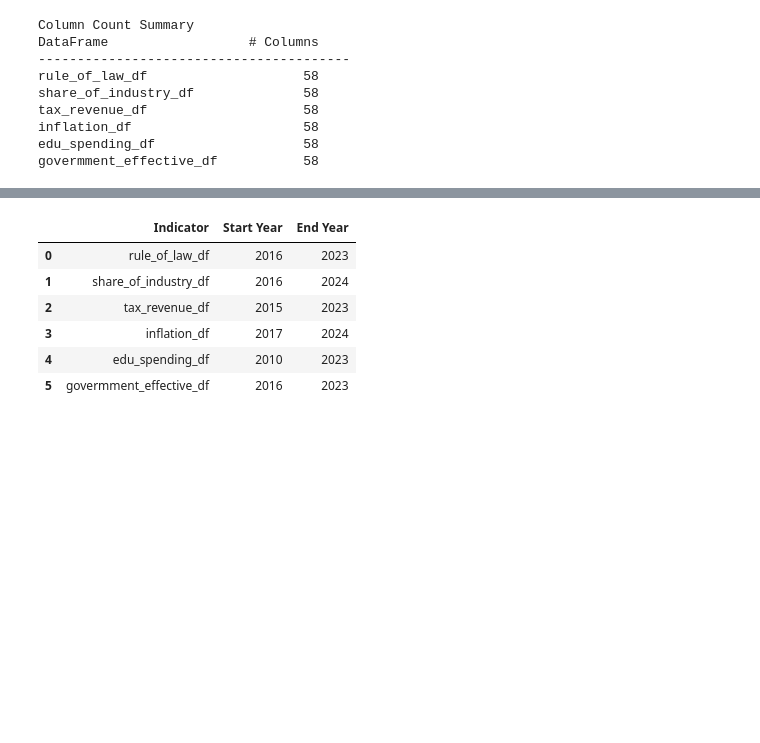
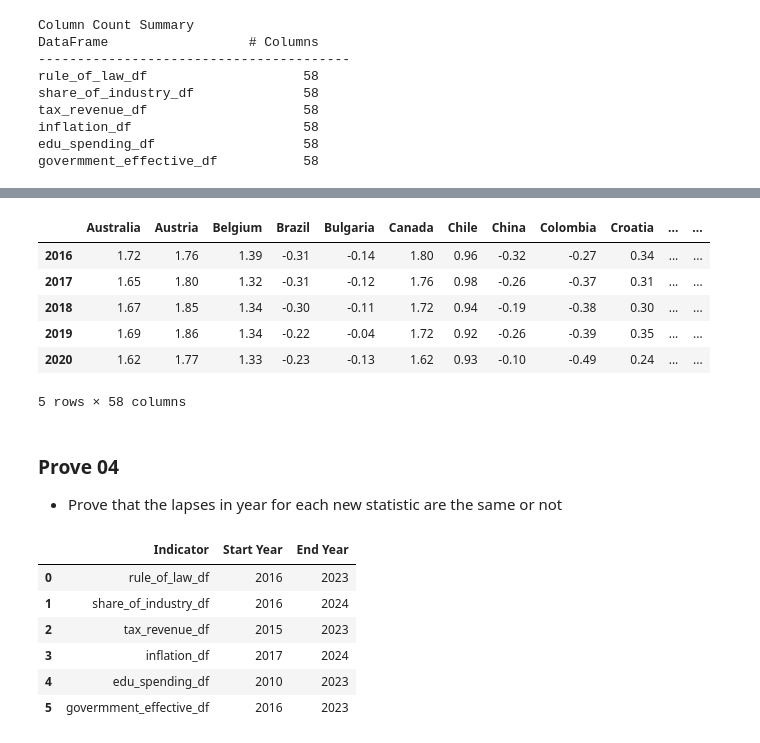
Before and after one commit to acostadlucas/mcs-red, a Jupyter notebook: ETL_second_iteration/clean_macro_01.ipynb, the cells around one changed output, grey strips where cells are left out. Saved outputs shown, nothing was run; the diff lists cells and outputs as text; code cells hidden in the pictures; blank space fills up the shorter version.

```diff
--- a/ETL_second_iteration/clean_macro_01.ipynb
+++ b/ETL_second_iteration/clean_macro_01.ipynb
@@ -93,3 +126,13 @@ govermment_effective_df           58
+# %%
+rule_of_law_df.head()
+# %% [output]
+|  | Australia | Austria | Belgium | Brazil | Bulgaria | Canada | Chile | China | Colombia | Croatia | ... | ... |
+| 2016 | 1.72 | 1.76 | 1.39 | -0.31 | -0.14 | 1.80 | 0.96 | -0.32 | -0.27 | 0.34 | ... | ... |
+| 2017 | 1.65 | 1.80 | 1.32 | -0.31 | -0.12 | 1.76 | 0.98 | -0.26 | -0.37 | 0.31 | ... | ... |
+| 2018 | 1.67 | 1.85 | 1.34 | -0.30 | -0.11 | 1.72 | 0.94 | -0.19 | -0.38 | 0.30 | ... | ... |
+| 2019 | 1.69 | 1.86 | 1.34 | -0.22 | -0.04 | 1.72 | 0.92 | -0.26 | -0.39 | 0.35 | ... | ... |
+| 2020 | 1.62 | 1.77 | 1.33 | -0.23 | -0.13 | 1.62 | 0.93 | -0.10 | -0.49 | 0.24 | ... | ... |
+5 rows × 58 columns
 # %%
 rule_of_law_df = rule_of_law_df.reset_index().rename(columns={"index": "Year"})
 share_of_industry_df = share_of_industry_df.reset_index().rename(columns={"index": "Year"})
@@ -101,6 +144,9 @@ govermment_effective_df = govermment_effective_df.reset_index().rename(columns={
 list_df = [
     rule_of_law_df, share_of_industry_df, tax_revenue_df, inflation_df, edu_spending_df, govermment_effective_df
 ]
+# %% [markdown]
+### Prove 04
+- Prove that the lapses in year for each new statistic are the same or not
 # %%
 def get_year_ranges(list_of_dfs, names=None):
     """
```
Also changed, not shown: parts of 40 cells of this notebook.
